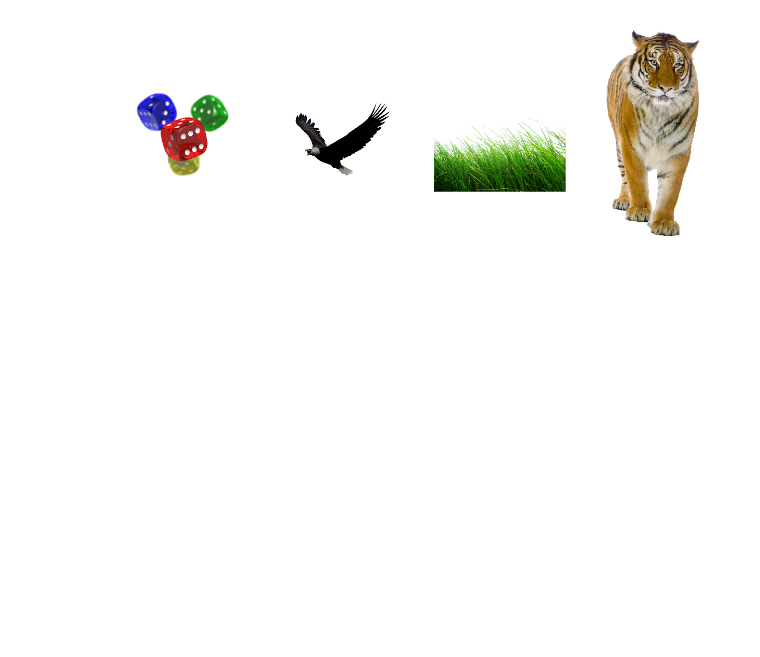
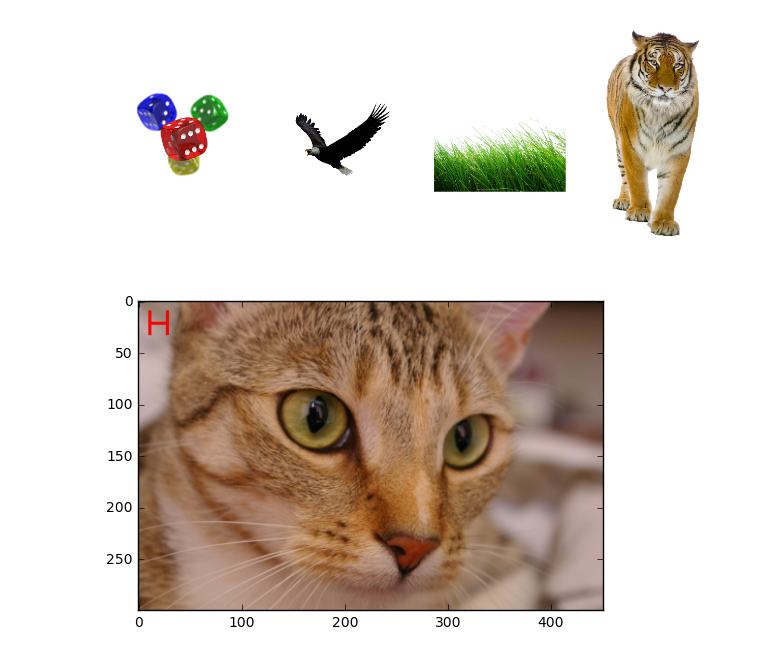
Before and after one commit to aashokvardhan/SciPy2015, a Jupyter notebook: Image Analysis in Python.ipynb, the cells around one changed output. Saved outputs shown, nothing was run; the diff lists cells and outputs as text; code cells hidden in the pictures; blank space fills up the shorter version.

```diff
--- a/Image Analysis in Python.ipynb
+++ b/Image Analysis in Python.ipynb
@@ -207,3 +207,18 @@ for i, image in enumerate(ic):
 plt.show()
 # %% [output]
 [figure]
+# %%
+##Drawing H on the image
+def draw_H(image,coords,color=(0.8,0.8,0.8),in_place=True):
+    out=image.copy()
+    out[10:34,10:13,:]=[255,0,0]
+    out[10:34,27:30,:]=[255,0,0]
+    out[21:24,13:27,:]=[255,0,0]
+    return out
+# %%
+cat=data.chelsea()
+cat_H=draw_H(cat,(50,-50))
+plt.imshow(cat_H)
+plt.show()
+# %% [output]
+[figure, added]
```
Also changed, not shown: parts of 1 cell of this notebook, 13 other files.
